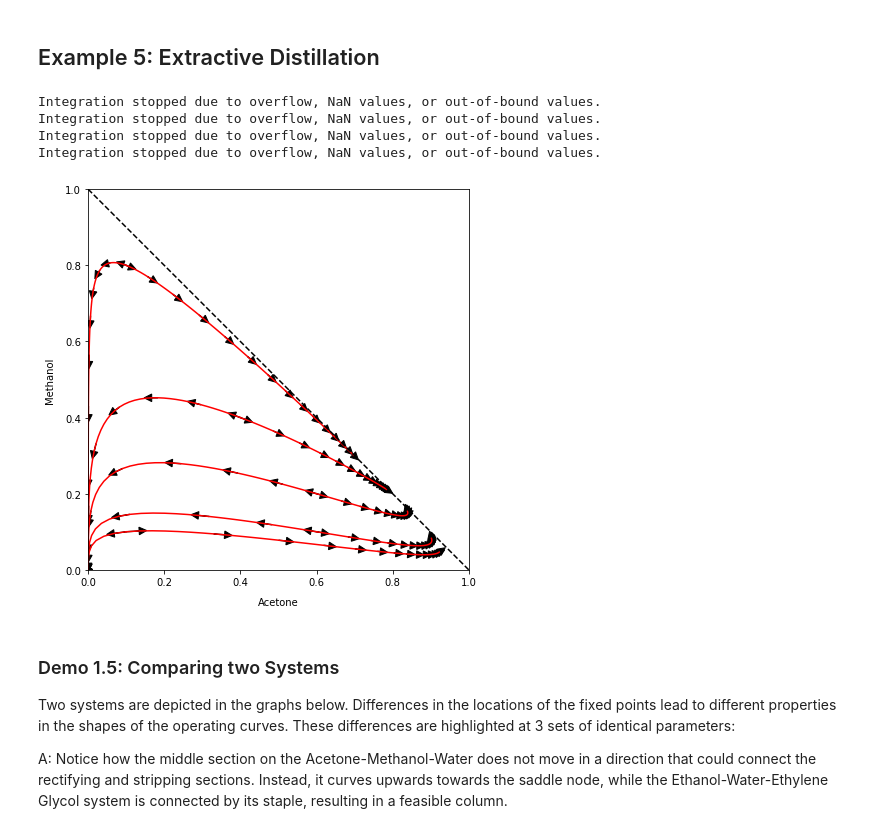
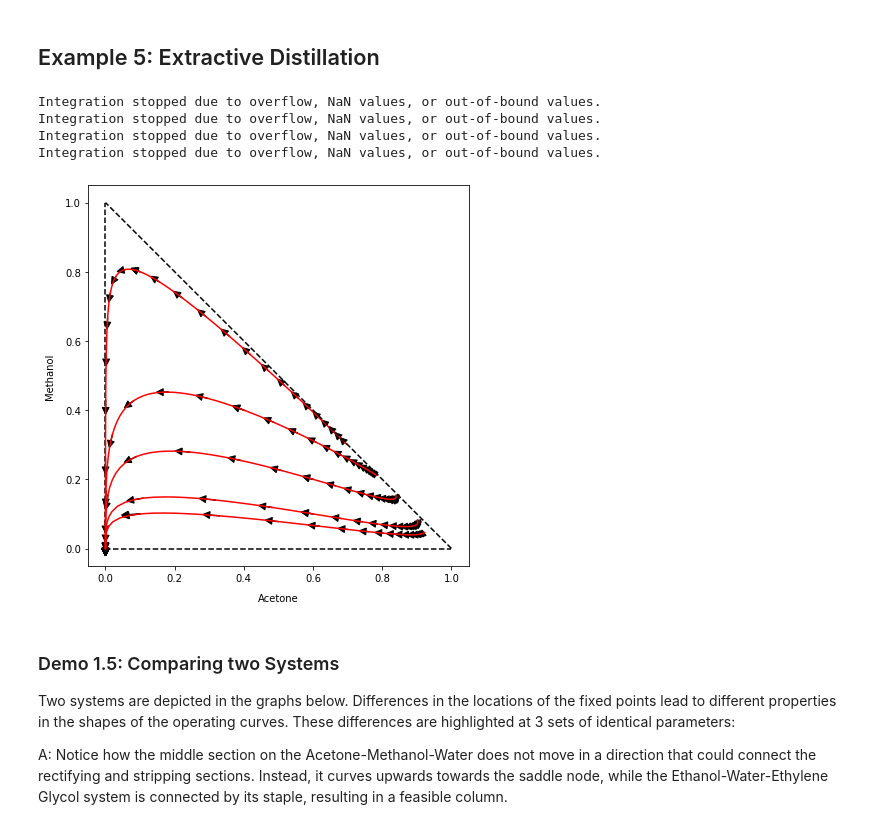
Before and after one commit to AMKCode/ExtractiveDistillationSimulator, a Jupyter notebook: Example5.ipynb, the cells around one changed output. Drawn from its saved outputs; the diff is of its cells as text; code cells hidden in the pictures.

```diff
--- a/Example5.ipynb
+++ b/Example5.ipynb
@@ -79,23 +76,23 @@ P_sys = 101325
 EthWaterEGSys = VanLaarModel(num_comp = 3, P_sys = P_sys, A_coeff = A_ij_EWEG, comp_names = ["Ethanol","Water","Ethylene Glycol"], partial_pressure_eqs = [EthanolAntoine, WaterAntoine, EthyleneGlycolAntoine])
 # %%
 out_residue = Output()
-rcm = phase_portraits(thermo_model=AceMethWaterSys)
+rcm = PhasePortraits(thermo_model=AceMethWaterSys)
 fig, ax = plt.subplots(1,1,figsize= (7,7))
 rcm.plot_residue_curve(ax, [0,7],data_points = 100,
                             init_comps = [
                                             np.array([0.4,0.4,0.2]),
                                             np.array([0.6,0.2,0.2]),
                                             np.array([0.6,0.1,0.3]),
                                             np.array([0.1,0.8,0.1]),
                                             np.array([0.1,0.1,0.8])
                                             ])
 plt.show()
 # %% [output]
 Integration stopped due to overflow, NaN values, or out-of-bound values.
 Integration stopped due to overflow, NaN values, or out-of-bound values.
 Integration stopped due to overflow, NaN values, or out-of-bound values.
 Integration stopped due to overflow, NaN values, or out-of-bound values.
-[figure, old version]
+[figure, new version]
 # %%
 ## RESIDUE CURVE FOR ETHANOL-WATER-ETHYLENE GLYCOL, HAS SOME OVERFLOW ##
 
```
Also changed, not shown: parts of 4 cells of this notebook, 13 other files.
